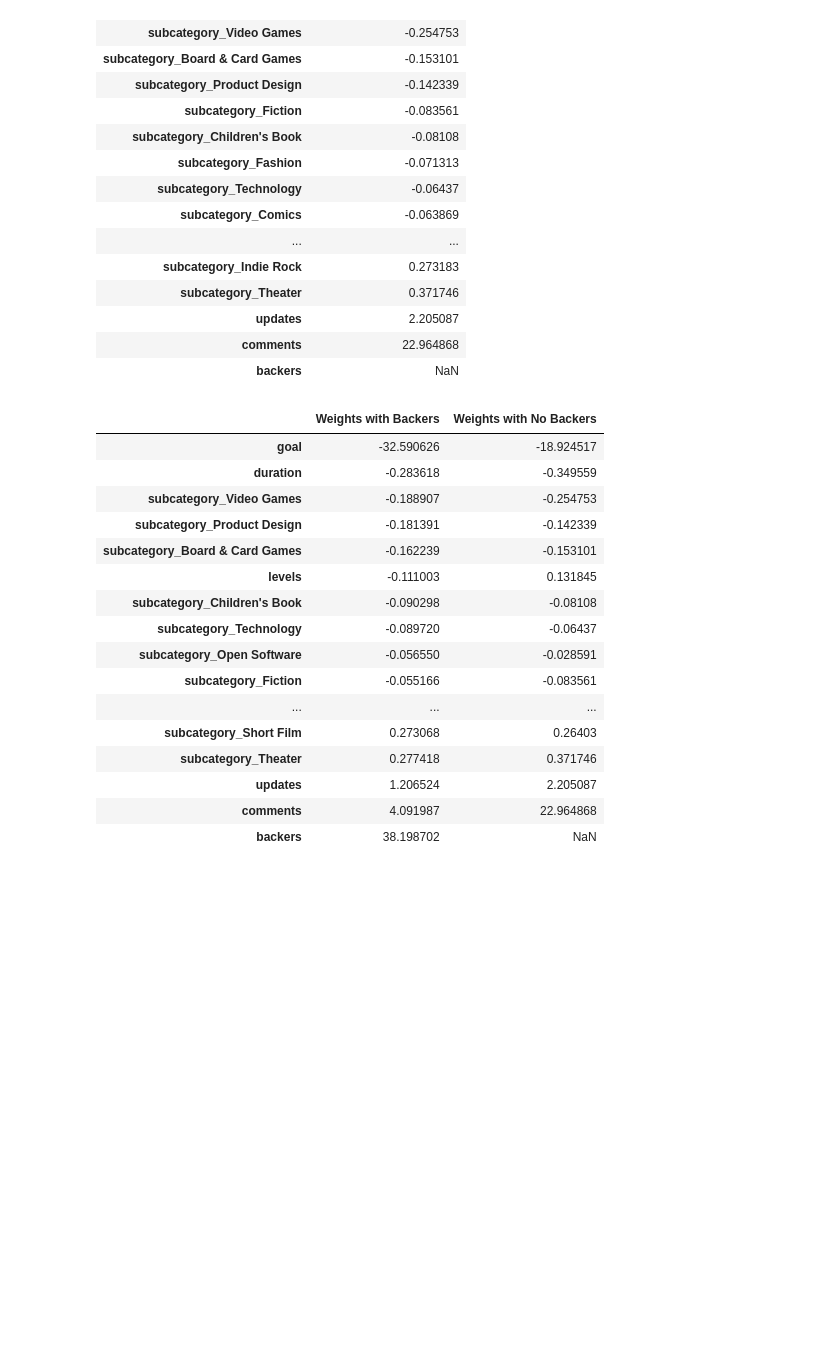
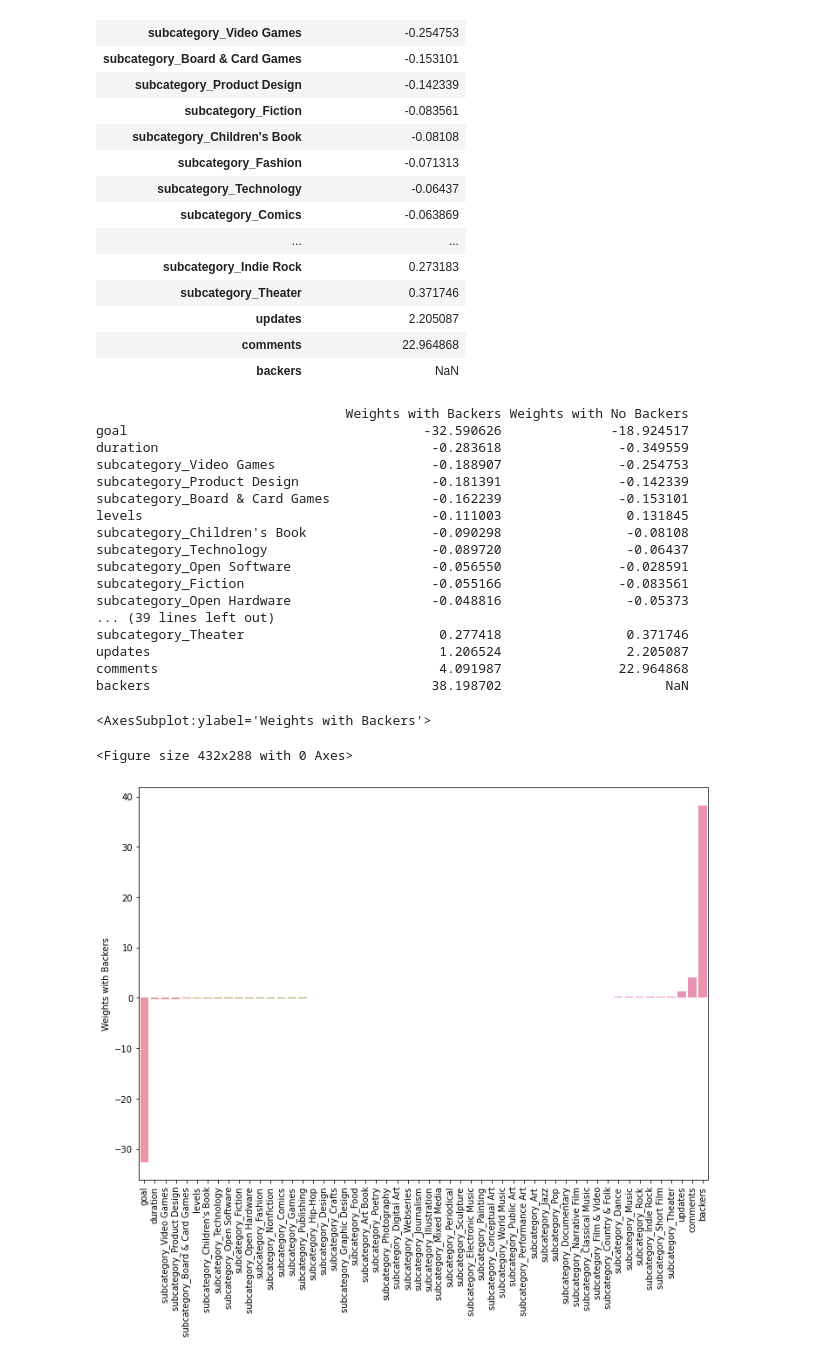
Before and after one commit to nico-medellin/kickstarter-regression, a Jupyter notebook: Kickstarter_Logistic_Regression_Model_Updated.ipynb, the cells around one changed output. Cells and saved outputs as stored; diff of their text form; code cells hidden in the pictures; blank space fills up the shorter version.

Commit message:
Updated visualization for regression weights

```diff
--- a/Kickstarter_Logistic_Regression_Model_Updated.ipynb
+++ b/Kickstarter_Logistic_Regression_Model_Updated.ipynb
@@ -998,22 +1046,39 @@ no_backers_coeff_df_transpose.sort_values('Weights with No Backers')
 #Let's take the weights from the training model before and after we removed # of backers and categories from the equation
 #Let's see how it differs.
 weight_comparison = pd.merge(coeff_df_transpose, no_backers_coeff_df_transpose, left_index= True, right_index=True)
-weight_comparison.sort_values('Weights with Backers')
+weight_comparison = weight_comparison.sort_values('Weights with Backers')
+df2 = pd.DataFrame(weight_comparison.index).replace(to_replace = '^subcategory', value = 'sc', regex= True)
+# print(df2.values)
+# weight_comparison.index = df2.values
+print(weight_comparison)
+# print(weight_comparison)
 # %% [output]
-|  | Weights with Backers | Weights with No Backers |
-| goal | -32.590626 | -18.924517 |
-| duration | -0.283618 | -0.349559 |
-| subcategory_Video Games | -0.188907 | -0.254753 |
-| subcategory_Product Design | -0.181391 | -0.142339 |
-| subcategory_Board & Card Games | -0.162239 | -0.153101 |
-| levels | -0.111003 | 0.131845 |
-| subcategory_Children's Book | -0.090298 | -0.08108 |
-| subcategory_Technology | -0.089720 | -0.06437 |
-| subcategory_Open Software | -0.056550 | -0.028591 |
-| subcategory_Fiction | -0.055166 | -0.083561 |
-| ... | ... | ... |
-| subcategory_Short Film | 0.273068 | 0.26403 |
-| subcategory_Theater | 0.277418 | 0.371746 |
-| updates | 1.206524 | 2.205087 |
-| comments | 4.091987 | 22.964868 |
-| backers | 38.198702 | NaN |
+                                Weights with Backers Weights with No Backers
+goal                                      -32.590626              -18.924517
+duration                                   -0.283618               -0.349559
+subcategory_Video Games                    -0.188907               -0.254753
+subcategory_Product Design                 -0.181391               -0.142339
+subcategory_Board & Card Games             -0.162239               -0.153101
+levels                                     -0.111003                0.131845
+subcategory_Children's Book                -0.090298                -0.08108
+subcategory_Technology                     -0.089720                -0.06437
+subcategory_Open Software                  -0.056550               -0.028591
+subcategory_Fiction                        -0.055166               -0.083561
+subcategory_Open Hardware                  -0.048816                -0.05373
+... (39 lines left out)
+subcategory_Theater                         0.277418                0.371746
+updates                                     1.206524                2.205087
+comments                                    4.091987               22.964868
+backers                                    38.198702                     NaN
+# %%
+plt.clf()
+
+a4_dims = (11.7, 8.27)
+fig, ax = plt.subplots(figsize=a4_dims)
+plt.xticks(rotation=90)
+weights_with_backers_desc = weight_comparison['Weights with Backers'].sort_values()
+sns.barplot(x= weights_with_backers_desc.index, y= (weights_with_backers_desc))
+# %% [output]
+<AxesSubplot:ylabel='Weights with Backers'>
+<Figure size 432x288 with 0 Axes>
+[figure, added]
```
Also changed, not shown: parts of 8 cells of this notebook.
